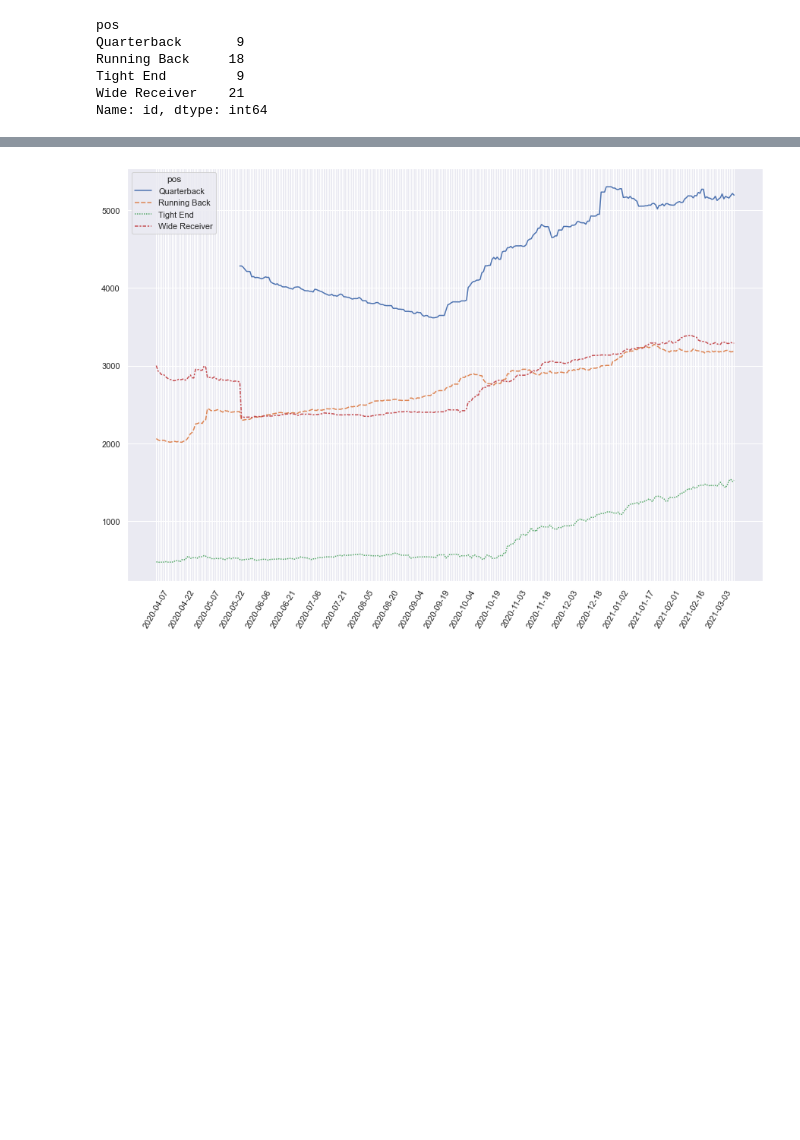
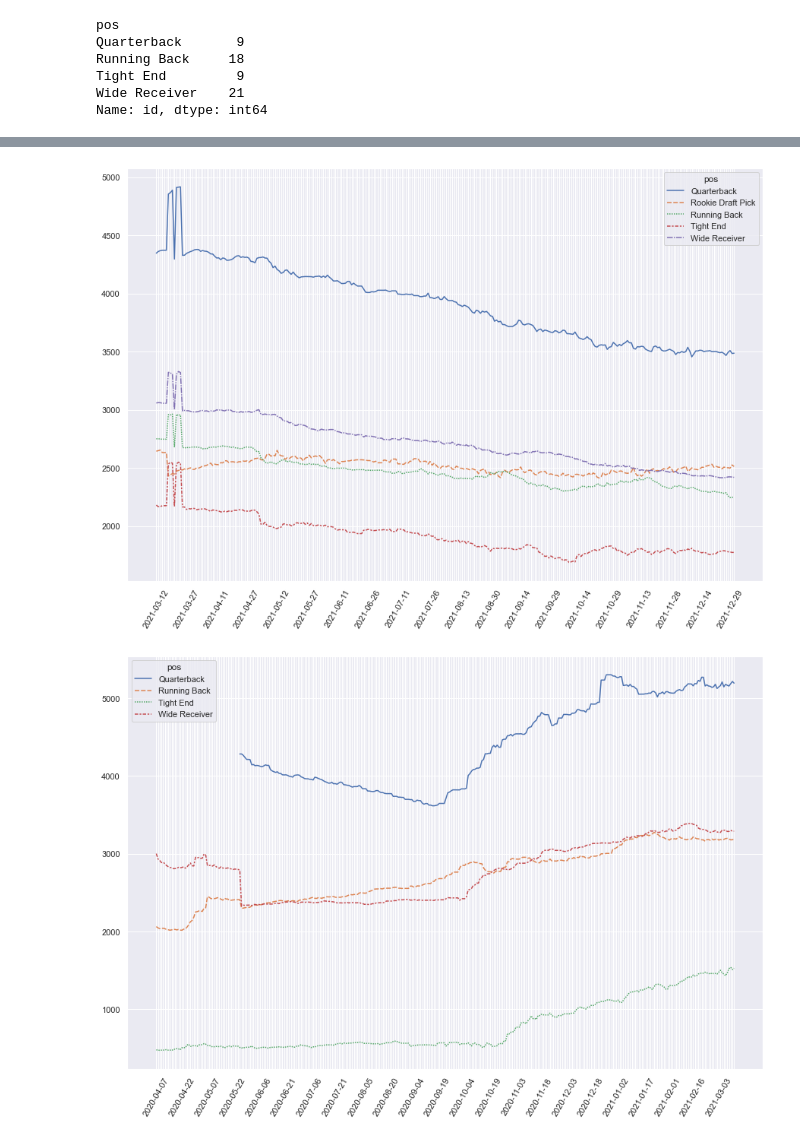
Before and after one commit to jsimerly/KTC-Analysis-and-Scraping, a Jupyter notebook: analysis.ipynb, the cells around one changed output, grey strips where cells are left out. Saved outputs shown, nothing was run; the diff lists cells and outputs as text; code cells hidden in the pictures; blank space fills up the shorter version.

```diff
--- a/analysis.ipynb
+++ b/analysis.ipynb
@@ -106,3 +117,7 @@ def createLinePlot(data):
+# %%
+createLinePlot(year2.mean().T)
+# %% [output]
+[figure, added]
 # %%
 meas = firstYears.loc[:,'name':'exp']
 tsData = firstYears.loc[:,'2020-04-07': '2021-03-12']
```
Also changed, not shown: parts of 2 cells of this notebook.
